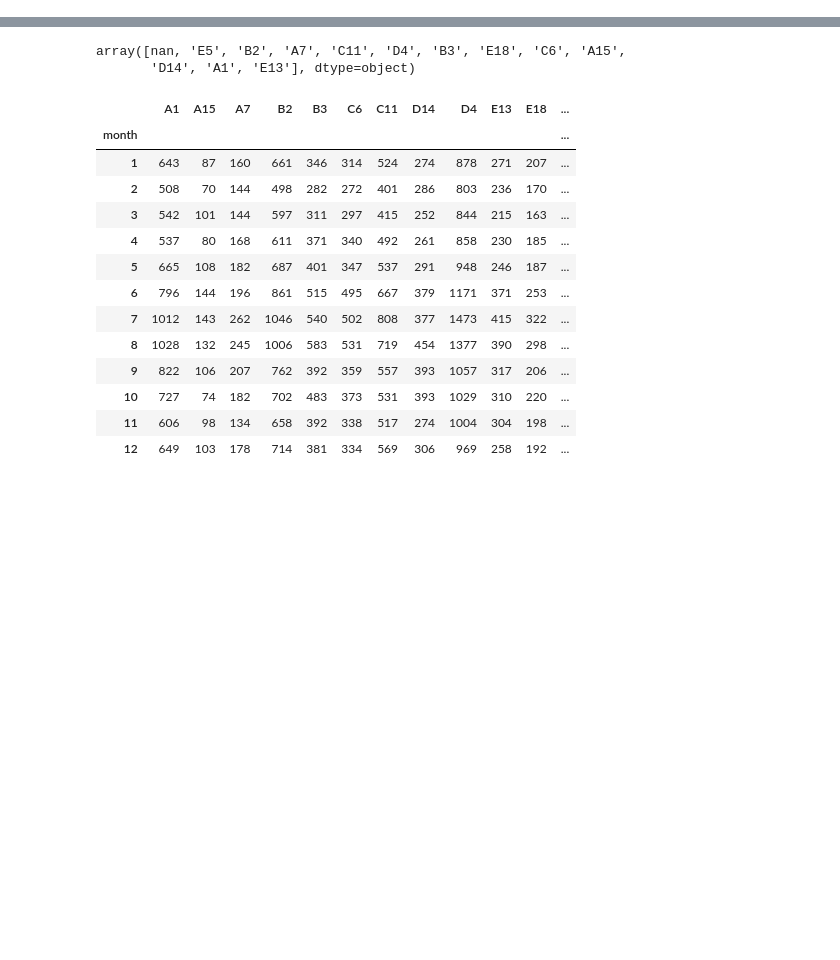
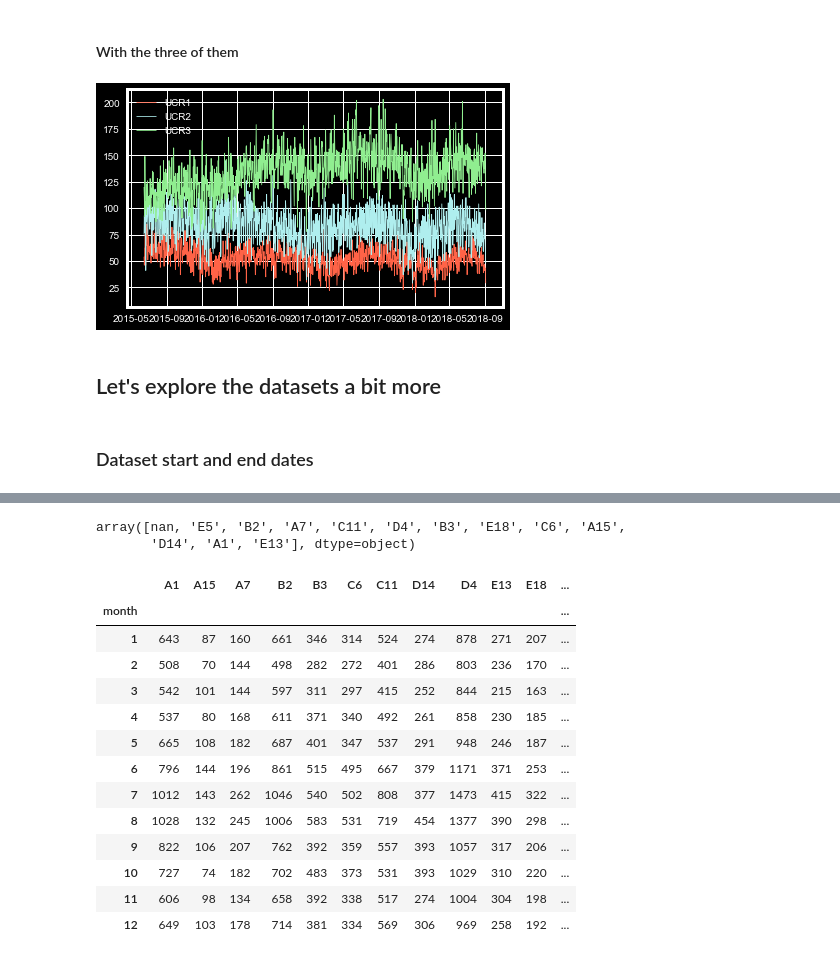
Before and after one commit to SapiensZ/BostonCrime, a Jupyter notebook: Extensive EDA.ipynb, the cells around one changed output, grey strips where cells are left out. Saved outputs shown, nothing was run; the diff lists cells and outputs as text; code cells hidden in the pictures; blank space fills up the shorter version.

```diff
--- a/Extensive EDA.ipynb
+++ b/Extensive EDA.ipynb
@@ -0,0 +156,15 @@
+# %% [markdown]
+#### With the three of them
+# %%
+plt.plot(nb_crimes_UCR1.index, nb_crimes_UCR1, label='UCR1', linewidth=0.8, color='#FF6347')
+plt.plot(nb_crimes_UCR2.index, nb_crimes_UCR2, label='UCR2', linewidth=0.8, color='#AFEEEE')
+plt.plot(nb_crimes_UCR3.index, nb_crimes_UCR3, label='UCR3', linewidth=0.8, color='#90EE90')
+plt.legend()
+plt.savefig('/Users/macbookair/GitKraken/BostonCrime/Seasonality/crimes')
+plt.show()
+# %% [output]
+[figure, added]
+# %% [markdown]
+## Let's explore the datasets a bit more
+# %% [markdown]
+### Dataset start and end dates
```
Also changed, not shown: parts of 105 cells of this notebook.
